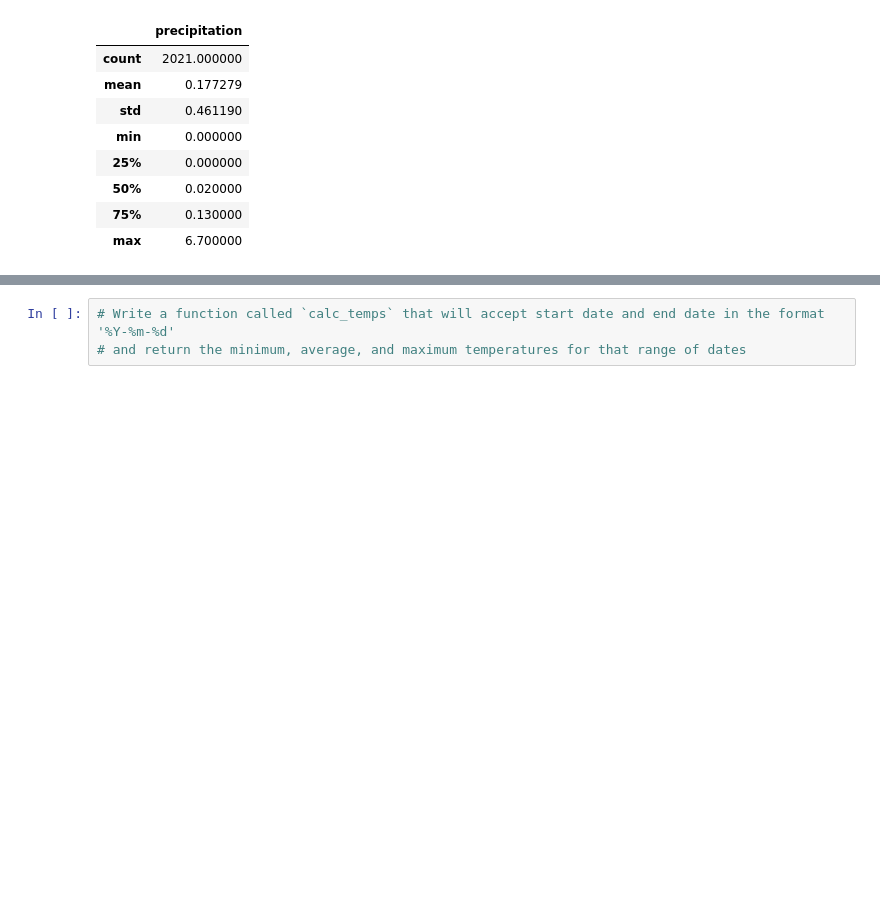
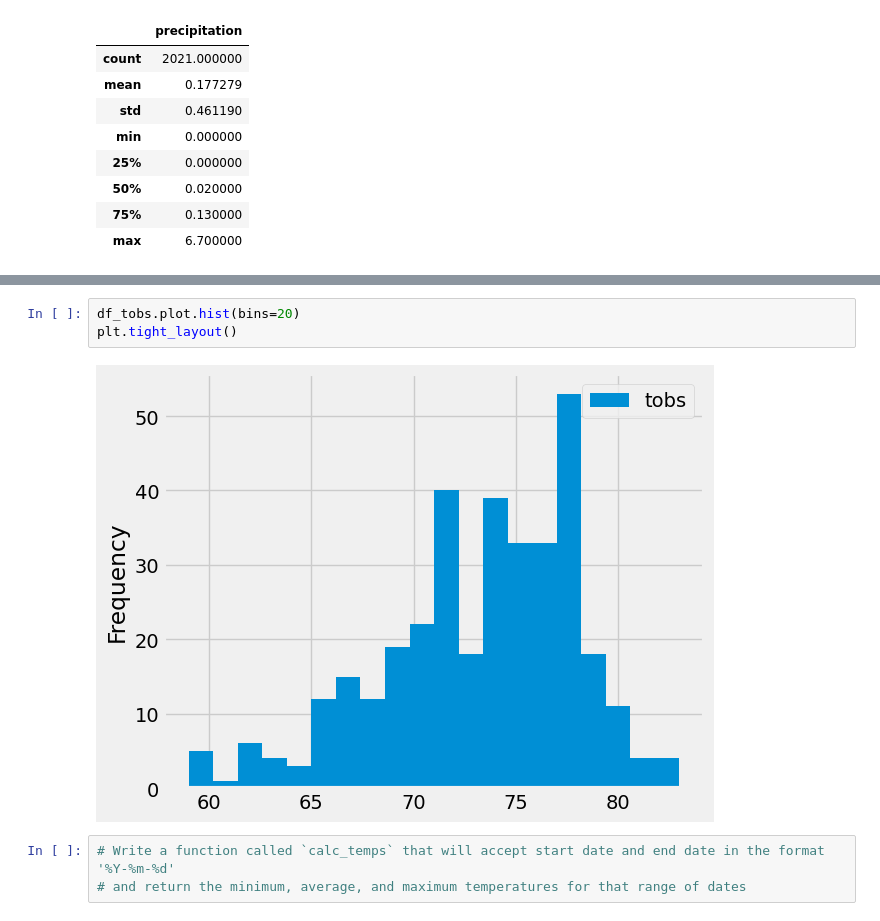
Before and after one commit to kwinterling/surfs_up, a Jupyter notebook: climate_analysis.ipynb, the cells around one changed output, grey strips where cells are left out. Cells and saved outputs as stored; diff of their text form; blank space fills up the shorter version.

```diff
--- a/climate_analysis.ipynb
+++ b/climate_analysis.ipynb
@@ -91,3 +124,8 @@ df.describe()
+# %%
+df_tobs.plot.hist(bins=20)
+plt.tight_layout()
+# %% [output]
+[figure, added]
 # %%
 # Write a function called `calc_temps` that will accept start date and end date in the format '%Y-%m-%d'
 # and return the minimum, average, and maximum temperatures for that range of dates
```
Also changed, not shown: parts of 5 cells of this notebook.
